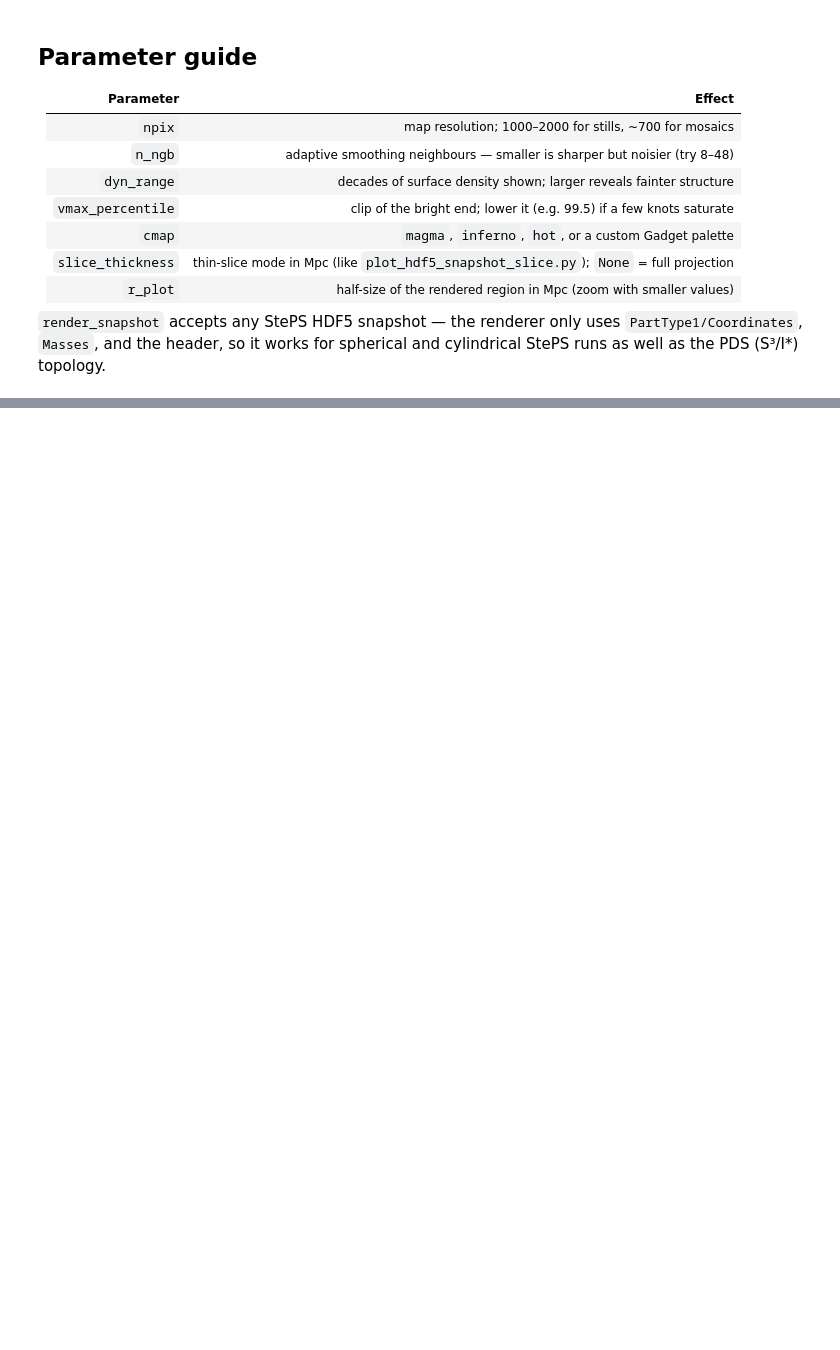
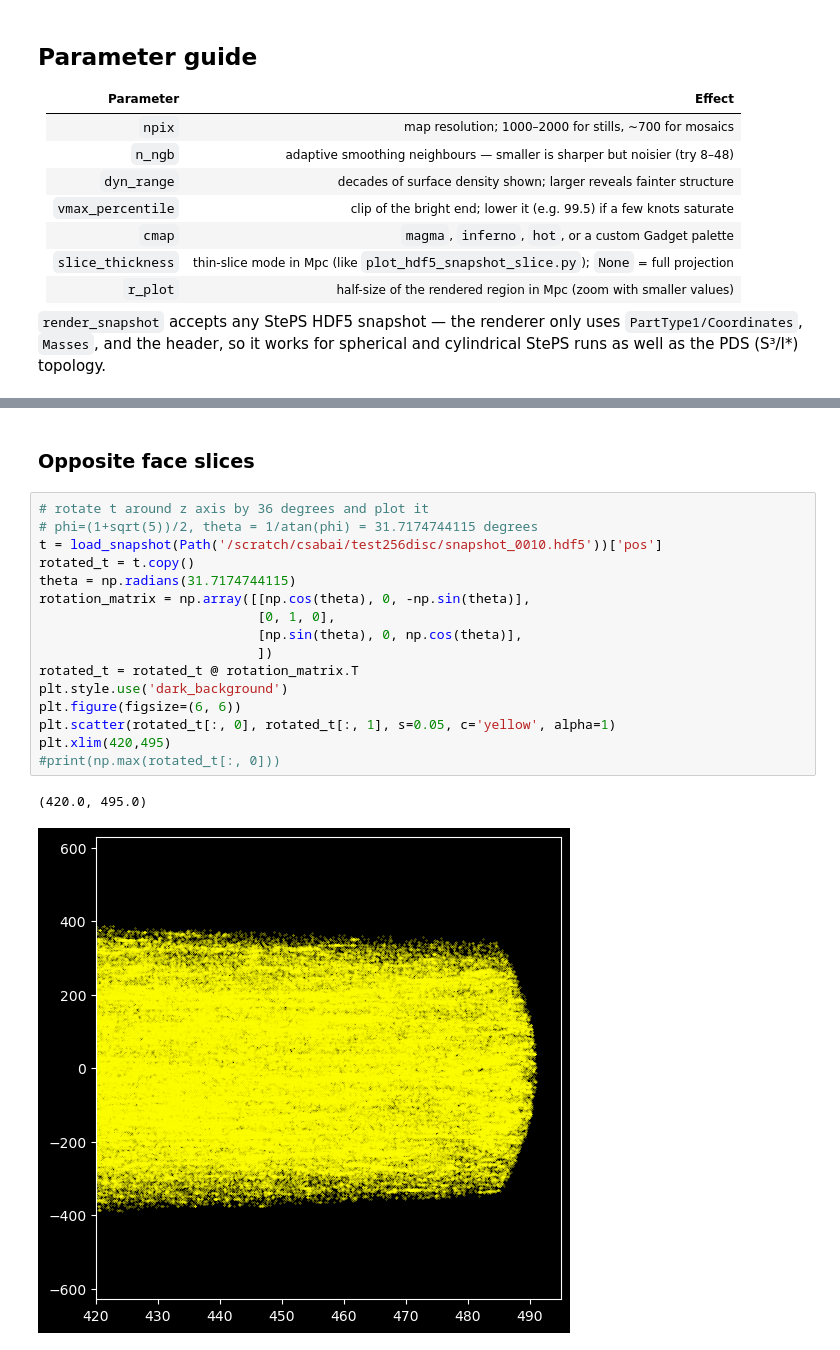
Before and after one commit to eltevo/StePS, a Jupyter notebook: tools/Visualization/PDS_Millennium_View.ipynb, the cells around one changed output, grey strips where cells are left out. Drawn from its saved outputs; the diff is of its cells as text; blank space fills up the shorter version.

```diff
--- a/tools/Visualization/PDS_Millennium_View.ipynb
+++ b/tools/Visualization/PDS_Millennium_View.ipynb
@@ -174,0 +195,21 @@ and cylindrical StePS runs as well as the PDS (S³/I\*) topology.
+# %% [markdown]
+### Opposite face slices
+# %%
+# rotate t around z axis by 36 degrees and plot it
+# phi=(1+sqrt(5))/2, theta = 1/atan(phi) = 31.7174744115 degrees
+t = load_snapshot(Path('/scratch/csabai/test256disc/snapshot_0010.hdf5'))['pos']
+rotated_t = t.copy()
+theta = np.radians(31.7174744115)
+rotation_matrix = np.array([[np.cos(theta), 0, -np.sin(theta)],
+                            [0, 1, 0],
+                            [np.sin(theta), 0, np.cos(theta)],
+                            ])
+rotated_t = rotated_t @ rotation_matrix.T
+plt.style.use('dark_background')
+plt.figure(figsize=(6, 6))
+plt.scatter(rotated_t[:, 0], rotated_t[:, 1], s=0.05, c='yellow', alpha=1)
+plt.xlim(420,495)
+#print(np.max(rotated_t[:, 0]))
+# %% [output]
+(420.0, 495.0)
+[figure, added]
```
Also changed, not shown: parts of 10 cells of this notebook, 17 other files.
